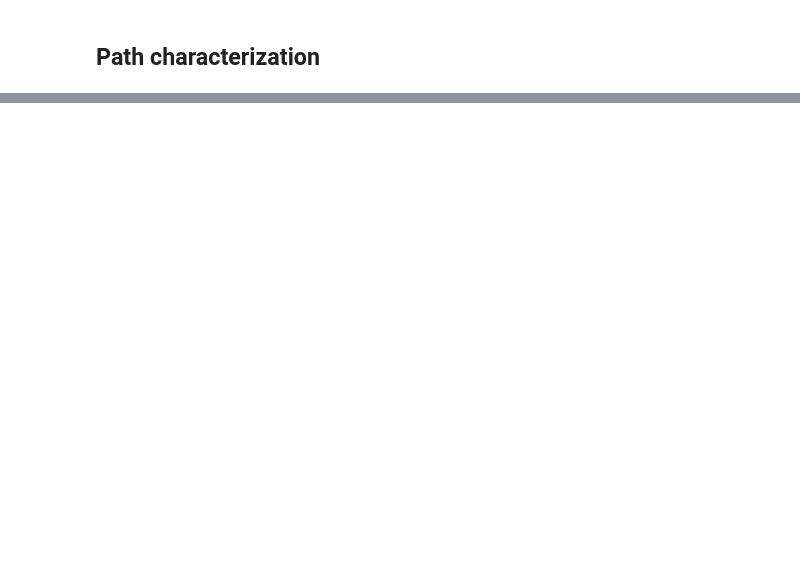
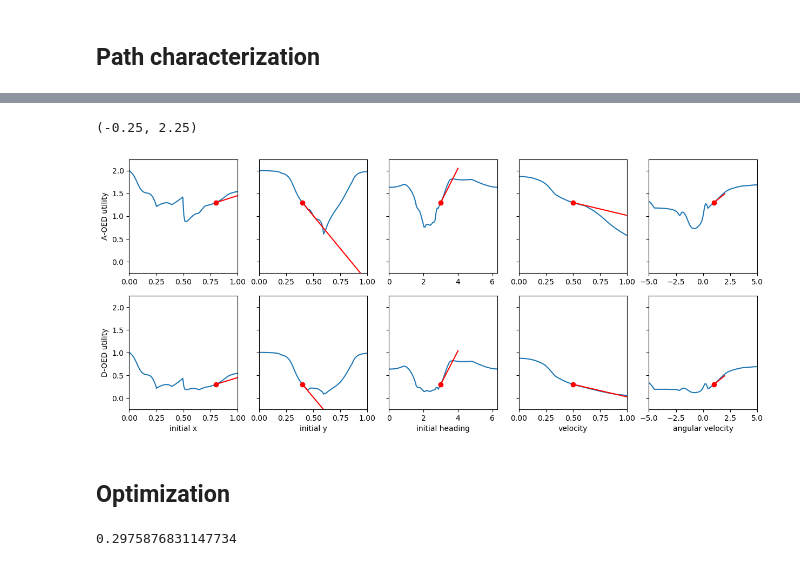
Before and after one commit to leyffer/m2dtIceSheet, a Jupyter notebook: notebooks/7_flightpath_characterization-v3.ipynb, the cells around one changed output, grey strips where cells are left out. Saved outputs shown, nothing was run; the diff lists cells and outputs as text; code cells hidden in the pictures; blank space fills up the shorter version.

```diff
--- a/notebooks/7_flightpath_characterization-v3.ipynb
+++ b/notebooks/7_flightpath_characterization-v3.ipynb
@@ -111,0 +131,23 @@ Text(0.5, 1.0, 'point-wise measurement along flightpath')
+# %%
+directions = np.zeros((n_test, 5))
+
+directions[:, 0] = np.linspace(0, 1, n_test) # initial x position
+directions[:, 1] = np.linspace(0, 1, n_test) # initial y position
+directions[:, 2] = np.linspace(0, 2*np.pi, n_test) # initial heading (in radian)
+directions[:, 3] = np.linspace(0, 2*alpha_middle[3], n_test) # velocity
+
+yolo = np.max([5, 2*np.abs(alpha_middle[4])])
+directions[:, 4] = np.linspace(-yolo, yolo, n_test) # angular velocity
+
+utils = np.zeros((n_test, 5, 2))
+for i in range(n_test):
+    if not i % 10:
+        print("iteration {} / {}".format(i+1, n_test))
+
+    for j in range(5):
+        alpha = alpha_middle.copy()
+        alpha[j] = directions[i, j]
+
+        posterior = inversion.compute_posterior(alpha=alpha)
+        utils[i,j,0] = utility.eval_utility(posterior, mode="A")
+        utils[i,j,1] = utility.eval_utility(posterior, mode="D")
@@ -111,0 +165,26 @@ Text(0.5, 1.0, 'point-wise measurement along flightpath')
+# %%
+names_control = ["initial x", "initial y", "initial heading", "velocity", "angular velocity"]
+
+fig, axs = plt.subplots(2, 5, figsize = (15, 6), sharey=True)
+
+for j in range(5):
+    for i in range(2):
+
+        axs[i,j].plot(directions[:, j], utils[:, j, i])
+        axs[i,j].plot(alpha_middle[j], util_ref[i], marker = "o", color = "r") # reference value
+        axs[i,j].plot([alpha_middle[j], alpha_middle[j]+1],
+                      [util_ref[i], util_ref[i]+d_util_ref[i][j]], color="r") # reference derivative
+
+        axs[i,j].set_xlim(directions[0,j], directions[-1, j])
+
+
+    axs[1,j].set_xlabel(names_control[j])
+
+axs[0, 0].set_ylabel("A-OED utility")
+axs[1, 0].set_ylabel("D-OED utility")
+axs[0, 0].set_ylim(-0.25, 2.25)
+# %% [output]
+(-0.25, 2.25)
+[figure, added]
+# %% [markdown]
+## Optimization
@@ -111,0 +227,4 @@ Text(0.5, 1.0, 'point-wise measurement along flightpath')
+# %%
+problem_obj.objective(alpha_middle)
+# %% [output]
+0.2975876831147734
```
Also changed, not shown: parts of 11 cells of this notebook, 12 other files.
